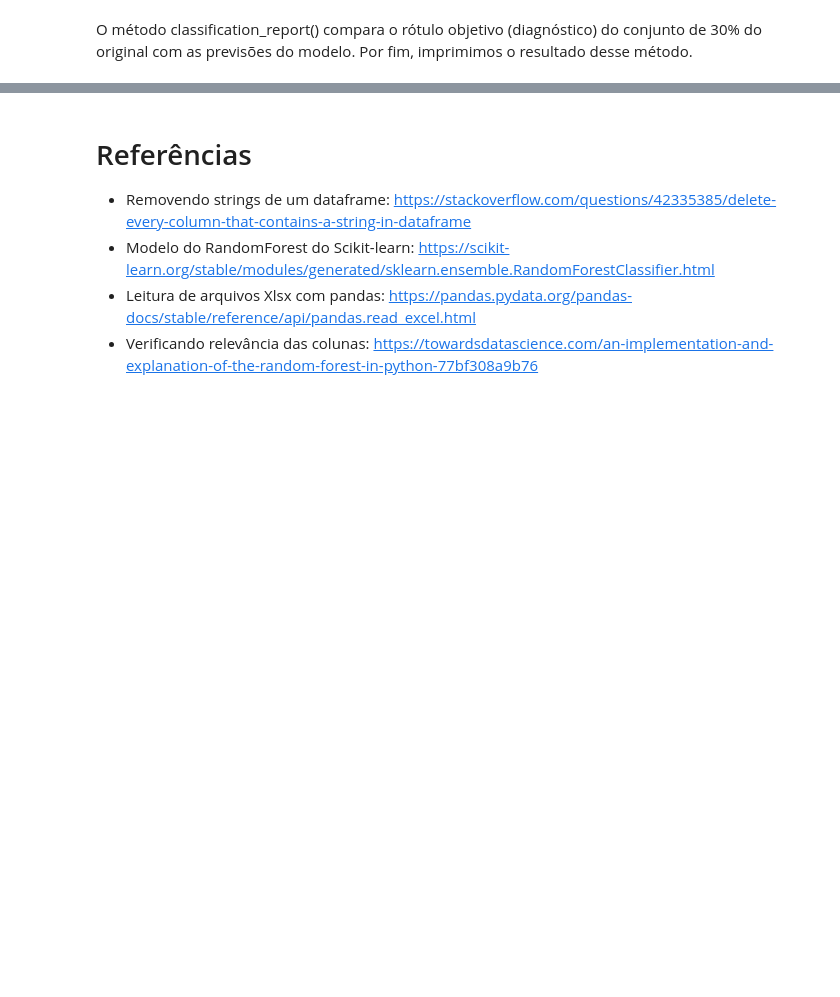
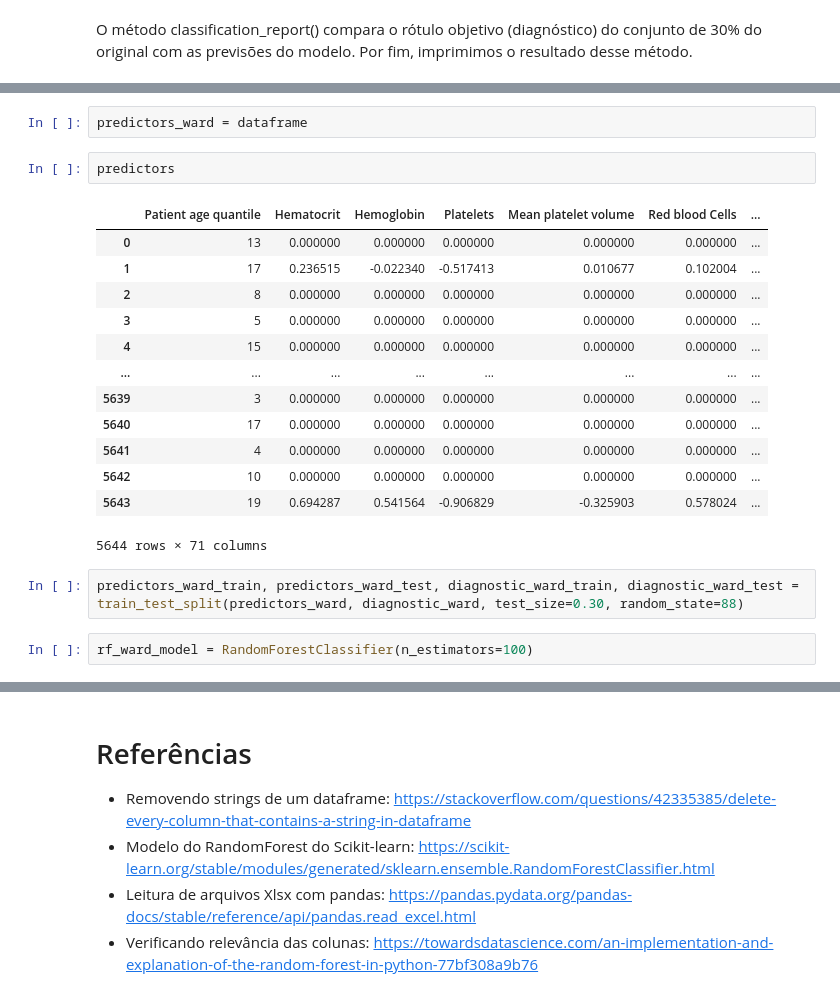
Before and after one commit to MekaMdan/IIA, a Jupyter notebook: Projetos/Projeto 3/Trabalho3_IIA.ipynb, the cells around one changed output, grey strips where cells are left out. Drawn from its saved outputs; the diff is of its cells as text; blank space fills up the shorter version.

```diff
--- a/Projetos/Projeto 3/Trabalho3_IIA.ipynb
+++ b/Projetos/Projeto 3/Trabalho3_IIA.ipynb
@@ -202,0 +320,22 @@ Entretanto, a métrica *recall* para o diagnóstico positivo está baixa, o que
+# %%
+predictors_ward = dataframe
+# %%
+predictors
+# %% [output]
+|  | Patient age quantile | Hematocrit | Hemoglobin | Platelets | Mean platelet volume | Red blood Cells | ... |
+| 0 | 13 | 0.000000 | 0.000000 | 0.000000 | 0.000000 | 0.000000 | ... |
+| 1 | 17 | 0.236515 | -0.022340 | -0.517413 | 0.010677 | 0.102004 | ... |
+| 2 | 8 | 0.000000 | 0.000000 | 0.000000 | 0.000000 | 0.000000 | ... |
+| 3 | 5 | 0.000000 | 0.000000 | 0.000000 | 0.000000 | 0.000000 | ... |
+| 4 | 15 | 0.000000 | 0.000000 | 0.000000 | 0.000000 | 0.000000 | ... |
+| ... | ... | ... | ... | ... | ... | ... | ... |
+| 5639 | 3 | 0.000000 | 0.000000 | 0.000000 | 0.000000 | 0.000000 | ... |
+| 5640 | 17 | 0.000000 | 0.000000 | 0.000000 | 0.000000 | 0.000000 | ... |
+| 5641 | 4 | 0.000000 | 0.000000 | 0.000000 | 0.000000 | 0.000000 | ... |
+| 5642 | 10 | 0.000000 | 0.000000 | 0.000000 | 0.000000 | 0.000000 | ... |
+| 5643 | 19 | 0.694287 | 0.541564 | -0.906829 | -0.325903 | 0.578024 | ... |
+5644 rows × 71 columns
+# %%
+predictors_ward_train, predictors_ward_test, diagnostic_ward_train, diagnostic_ward_test = train_test_split(predictors_ward, diagnostic_ward, test_size=0.30, random_state=88)
+# %%
+rf_ward_model = RandomForestClassifier(n_estimators=100)
```
Also changed, not shown: parts of 29 cells of this notebook, 4 other files.
